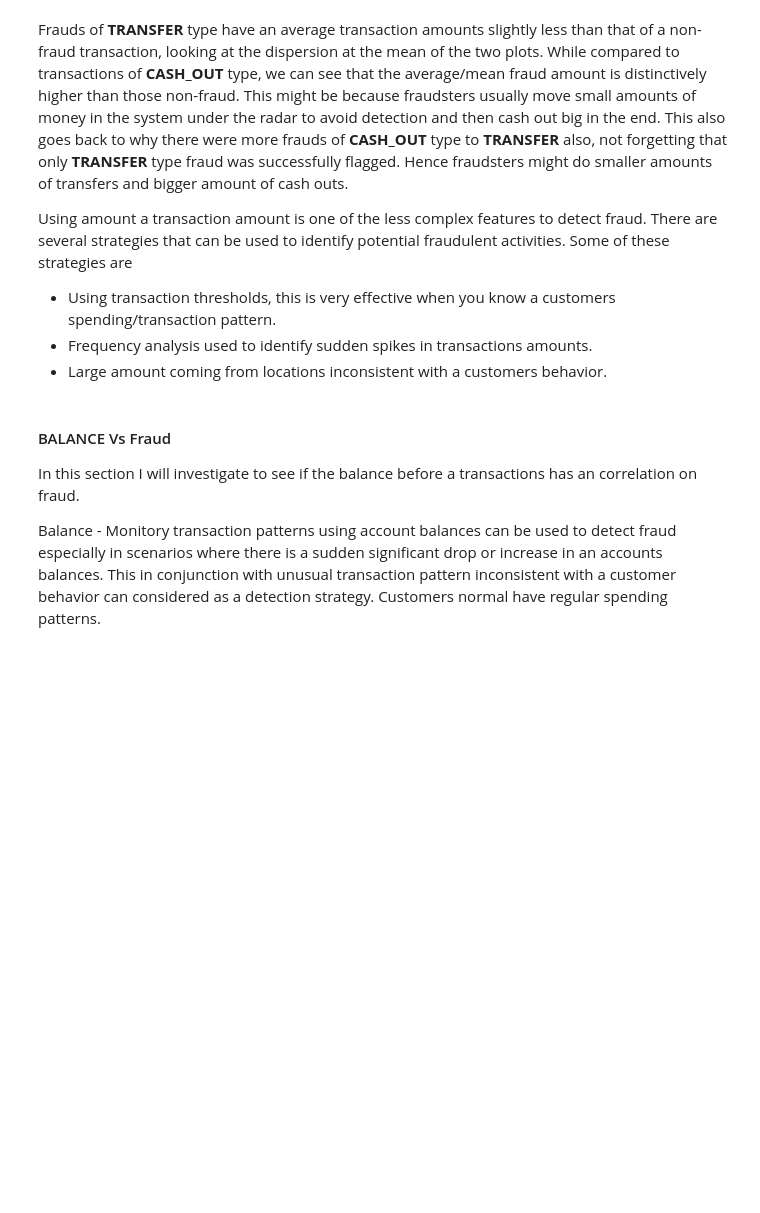
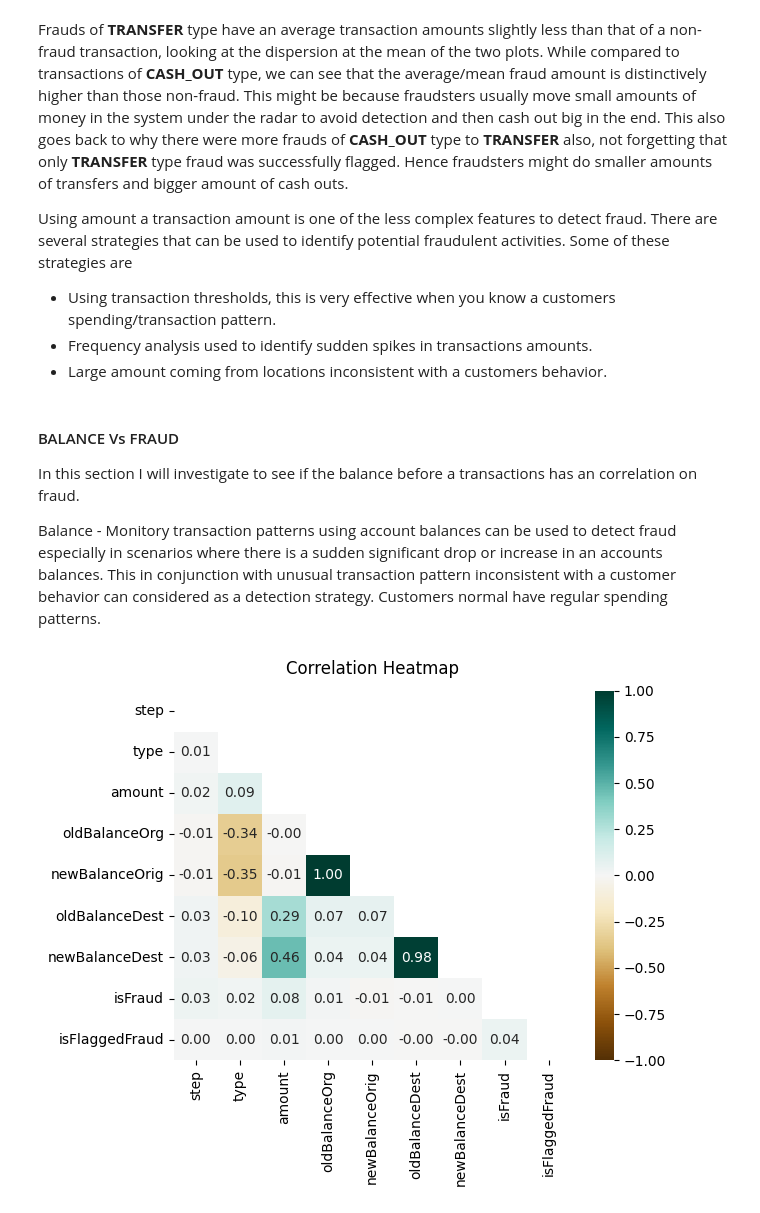
Before and after one commit to spectralcodex/momo-fincrime, a Jupyter notebook: fincrime.ipynb, the cells around one changed output. Drawn from its saved outputs; the diff is of its cells as text; code cells hidden in the pictures; blank space fills up the shorter version.

```diff
--- a/fincrime.ipynb
+++ b/fincrime.ipynb
@@ -343,8 +349,27 @@ activities. Some of these strategies are
 * Frequency analysis used to identify sudden spikes in transactions amounts.
 * Large amount coming from locations inconsistent with a customers behavior.
 # %% [markdown]
-#### BALANCE Vs Fraud
+#### BALANCE Vs FRAUD
 In this section I will investigate to see if the balance before a transactions has an correlation on fraud.
 
-
 Balance - Monitory transaction patterns using account balances can be used to detect fraud especially in scenarios where there is a sudden significant drop or increase in an accounts balances. This in conjunction with unusual transaction pattern inconsistent with a customer behavior can considered as a detection strategy. Customers normal have regular spending patterns.
+# %%
+# Preprocessing for correlation matrix
+# Encoding categorical variables for correlation plot
+# use df
+le =  LabelEncoder()
+df['type'] = le.fit_transform(df.type)
+
+# Drop categorical attributes with no useful information
+df_numeric = df.drop(columns=['nameOrig','nameDest'], axis=1)
+
+# Mask to isolate upper triangle of matrix
+mask = np.triu(np.ones_like(df_numeric.corr(), dtype=np.bool))
+# %%
+# Plot correlation map
+heatmap = sns.heatmap(df_numeric.corr(), vmin=-1, vmax=1, annot=True, fmt='.2f', cmap='BrBG', mask=mask)
+heatmap.set_title('Correlation Heatmap', fontdict={'fontsize':12}, pad=12);
+
+plt.show()
+# %% [output]
+[figure, added]
```
Also changed, not shown: parts of 3 cells of this notebook.
